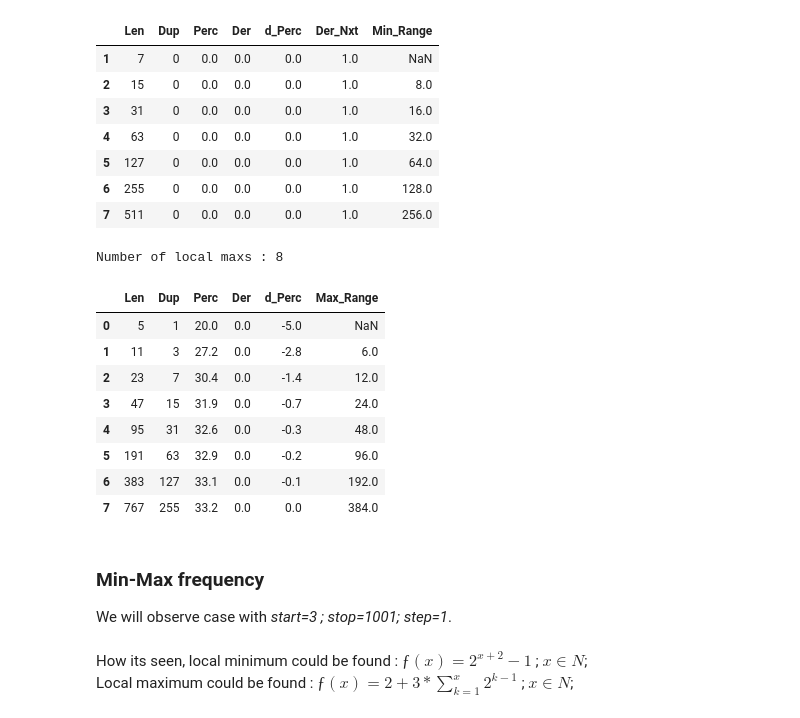
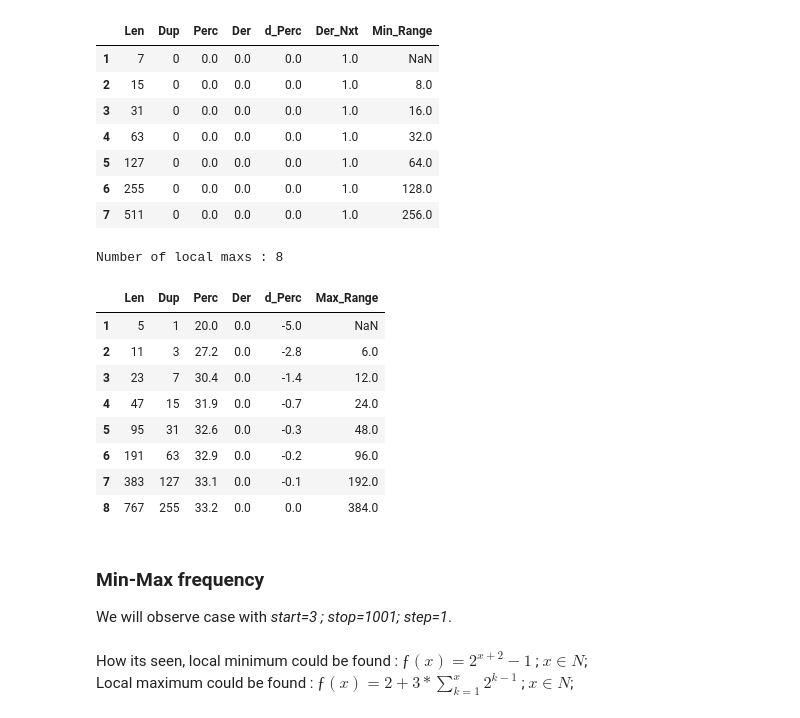
Before and after one commit to vbekasov/cpp, a Jupyter notebook: dup_fun.ipynb, the cells around one changed output. Saved outputs shown, nothing was run; the diff lists cells and outputs as text; code cells hidden in the pictures.

```diff
--- a/dup_fun.ipynb
+++ b/dup_fun.ipynb
@@ -127,22 +127,23 @@ Number of local mins : 7
 # %%
 
 dfMax = dDup[(dDup['Der'] >= 0) & (dDup['Der_Nxt'] < 0)]
 dfMax = dfMax.drop(columns=['Der_Nxt'])
 dfMax = dfMax.reset_index(drop=True)
+dfMax.index += 1
 print("Number of local maxs :", dfMax.shape[0])
 dfMax['Max_Range'] = dfMax['Len'].diff()
 dfMax.tail(10)
 # %% [output]
 Number of local maxs : 8
 |  | Len | Dup | Perc | Der | d_Perc | Max_Range |
-| 0 | 5 | 1 | 20.0 | 0.0 | -5.0 | NaN |
-| 1 | 11 | 3 | 27.2 | 0.0 | -2.8 | 6.0 |
-| 2 | 23 | 7 | 30.4 | 0.0 | -1.4 | 12.0 |
-| 3 | 47 | 15 | 31.9 | 0.0 | -0.7 | 24.0 |
-| 4 | 95 | 31 | 32.6 | 0.0 | -0.3 | 48.0 |
-| 5 | 191 | 63 | 32.9 | 0.0 | -0.2 | 96.0 |
-| 6 | 383 | 127 | 33.1 | 0.0 | -0.1 | 192.0 |
-| 7 | 767 | 255 | 33.2 | 0.0 | 0.0 | 384.0 |
+| 1 | 5 | 1 | 20.0 | 0.0 | -5.0 | NaN |
+| 2 | 11 | 3 | 27.2 | 0.0 | -2.8 | 6.0 |
+| 3 | 23 | 7 | 30.4 | 0.0 | -1.4 | 12.0 |
+| 4 | 47 | 15 | 31.9 | 0.0 | -0.7 | 24.0 |
+| 5 | 95 | 31 | 32.6 | 0.0 | -0.3 | 48.0 |
+| 6 | 191 | 63 | 32.9 | 0.0 | -0.2 | 96.0 |
+| 7 | 383 | 127 | 33.1 | 0.0 | -0.1 | 192.0 |
+| 8 | 767 | 255 | 33.2 | 0.0 | 0.0 | 384.0 |
 # %% [markdown]
 ### Min-Max frequency
 
```
